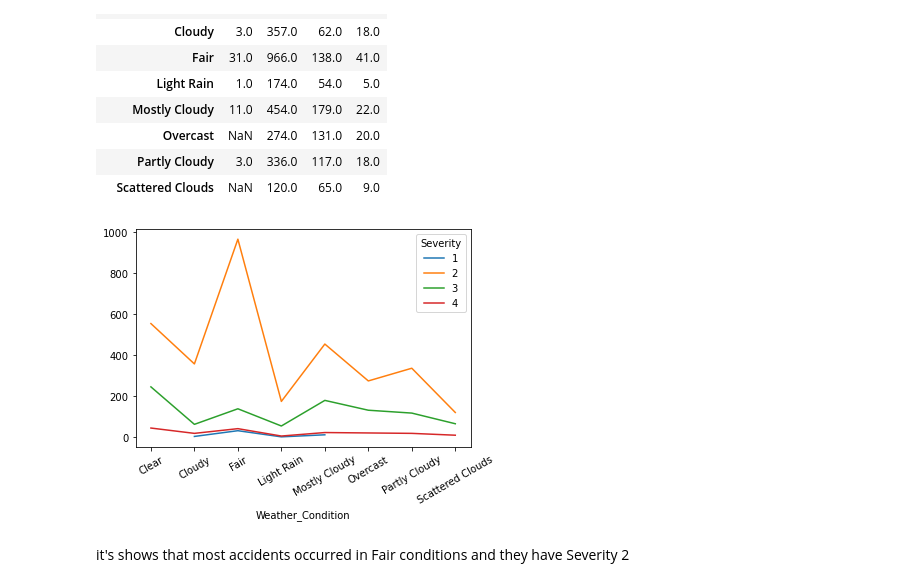
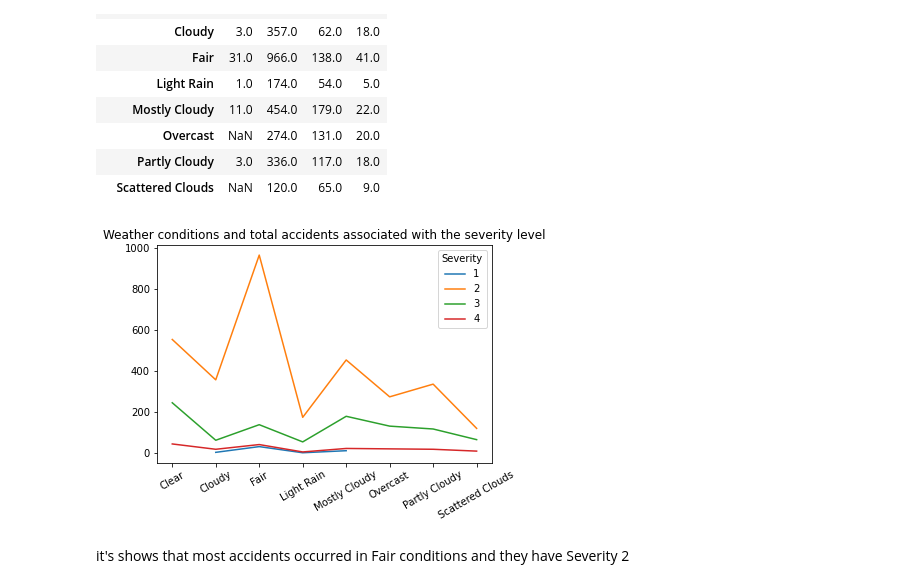
Before and after one commit to santarabantoosoo/Data-Analysis-NanoDegree, a Jupyter notebook: s9_project/task/collaboration/FWD_October/car_accident_project/AccidentsExplore_bySalmaSamy.ipynb, the cells around one changed output. Saved outputs shown, nothing was run; the diff lists cells and outputs as text; code cells hidden in the pictures.

```diff
--- a/s9_project/task/collaboration/FWD_October/car_accident_project/AccidentsExplore_bySalmaSamy.ipynb
+++ b/s9_project/task/collaboration/FWD_October/car_accident_project/AccidentsExplore_bySalmaSamy.ipynb
@@ -116,8 +123,10 @@ df3
 # %%
 df3.plot();
 plt.xticks(rotation='30');
+plt.xlabel("")
+plt.title("Weather conditions and total accidents associated with the severity level");
 # %% [output]
-[figure, old version]
+[figure, new version]
 # %% [markdown]
 it's shows that most accidents occurred in Fair conditions and they have Severity 2
 # %% [markdown]
```
Also changed, not shown: parts of 5 cells of this notebook.
